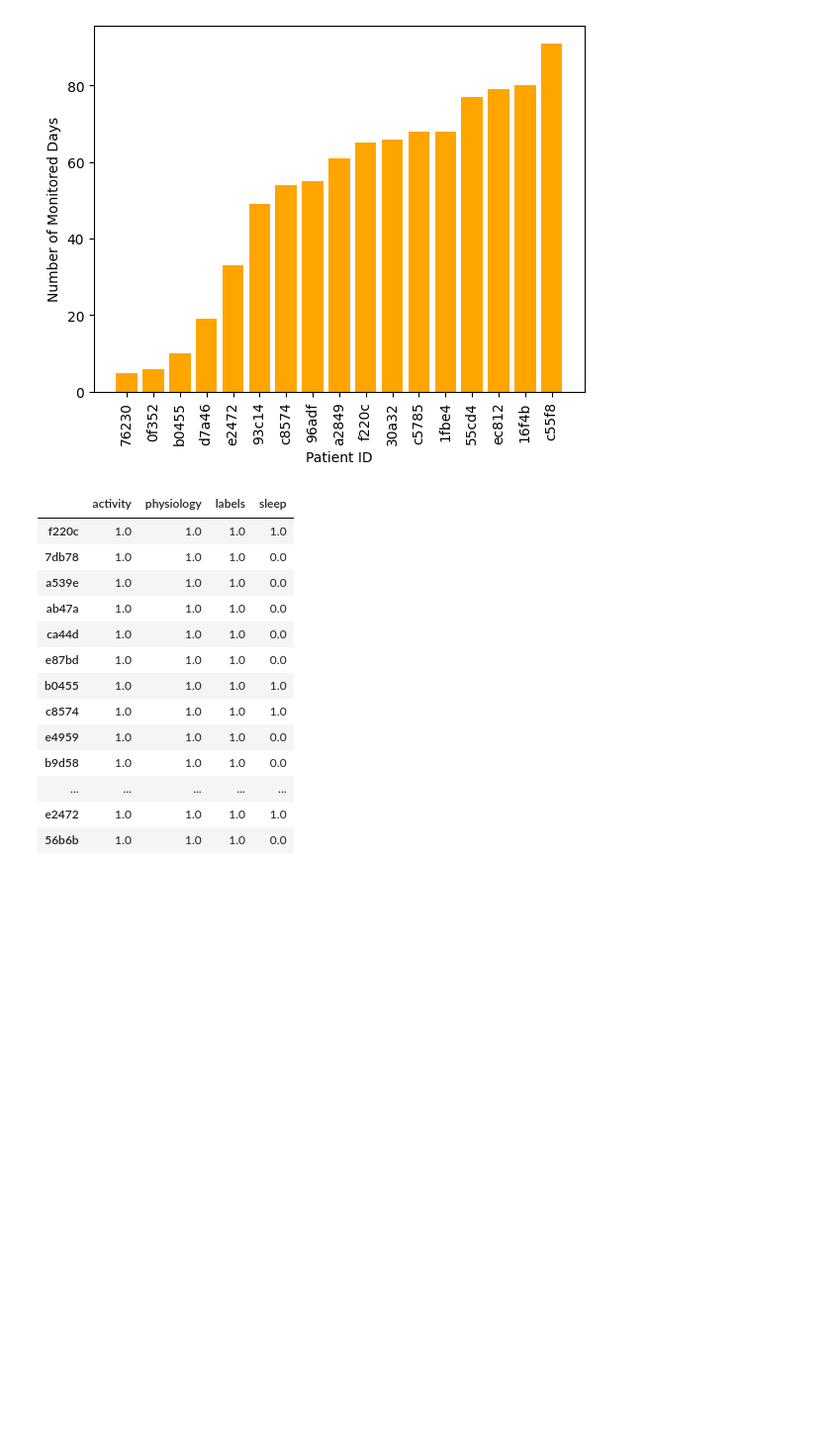
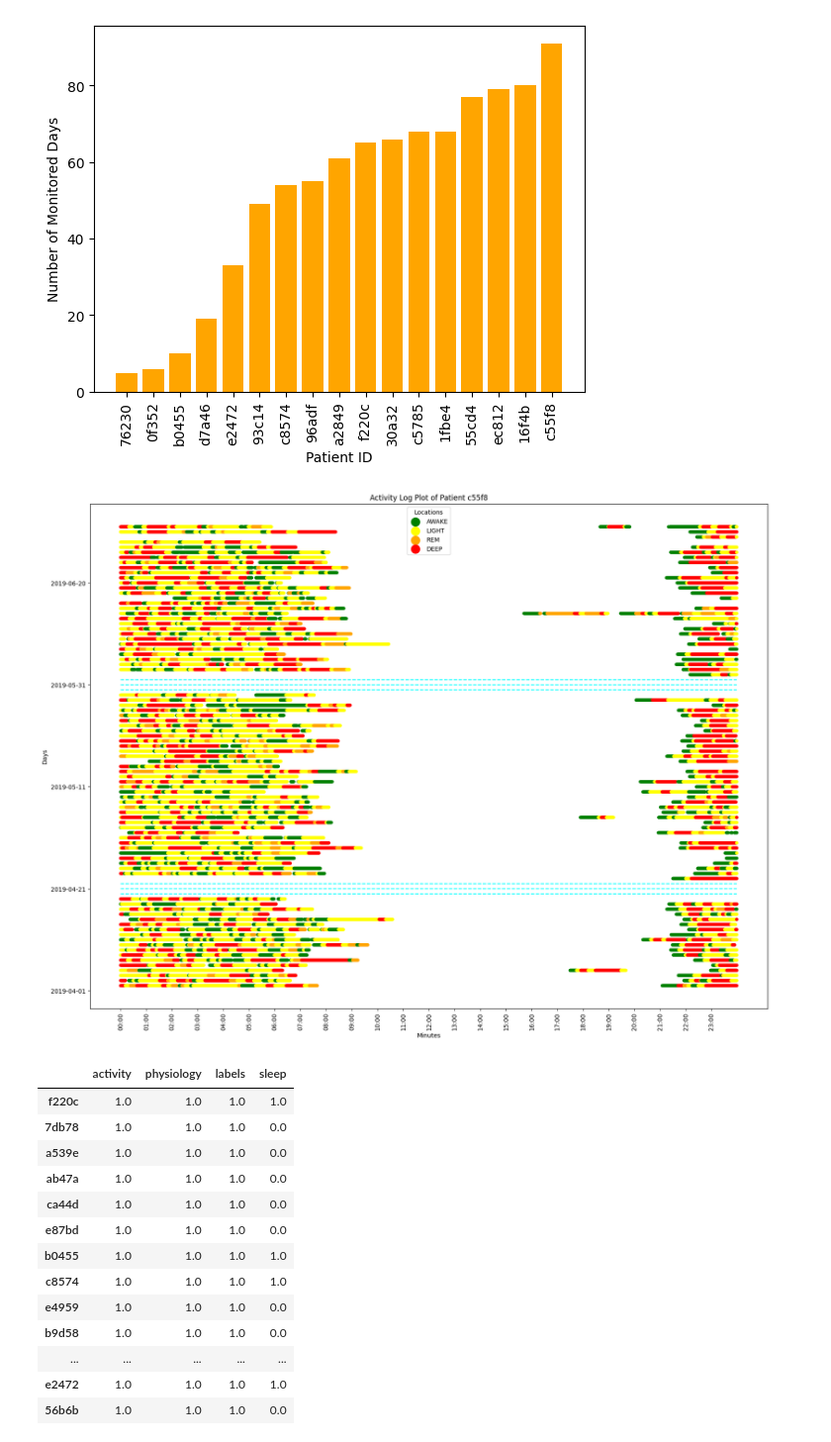
Before and after one commit to gkianfar/S4, a Jupyter notebook: TIHM_data_visualisation.ipynb, the cells around one changed output. Shown at 99% size. Drawn from its saved outputs; the diff is of its cells as text; code cells hidden in the pictures; blank space fills up the shorter version.

```diff
--- a/TIHM_data_visualisation.ipynb
+++ b/TIHM_data_visualisation.ipynb
@@ -187,6 +468,98 @@ fig.savefig(f'{SAVE_PATH}/sleep_date_monitor.png')
 [figure]
 [figure]
 [figure]
+# %%
+### SLEEP
+def find_missing_dates(timestamp_list):
+    # Convert list to pandas DatetimeIndex
+    date_index = pd.to_datetime(timestamp_list)
+
+    # Get the range of dates from the first to the last date
+    all_dates = pd.date_range(start=date_index.min(), end=date_index.max())
+
+    # Find missing dates
+    missing_dates = all_dates.difference(date_index)
+
+    missing_dates = [d.date() for d in missing_dates]
+    all_dates = [d.date() for d in all_dates]
+
+    return missing_dates, all_dates
+
+
+f = 'Sleep.csv'
+fpth = os.path.join(DPATH,f)
+df = pd.read_csv(fpth)
+for col in df.columns:
+    df[col] = correct_col_type(df,col)
+if 'date' in df.columns:
+    df = df.rename(columns={'date':'timestamp'})
+sleep_df = gen_date_col(df,tcol='timestamp')
+date_min = sleep_df.date.min()
+date_max = sleep_df.date.max()
+date_period_length = sleep_df.date.nunique()
+freq = 20
+date_labels = pd.date_range(start=date_min, end=date_max, freq=f'{freq}D').strftime('%Y-%m-%d')
+
+#print(df[670:680])
+
+sleep_patients = np.unique(sleep_df['patient_id'])
+
+pid = 'c55f8'
+day_window = 100  # the window of days
+df_id = sleep_df.loc[sleep_df['patient_id'] == pid].copy()
+date_id = np.unique(df_id['date'])
+
+missing_days, all_dates = find_missing_dates(date_id)
+
+# Mapping dictionary
+color_mapping = {
+    'AWAKE': 'green',
+    'LIGHT': 'yellow',
+    'REM': 'orange',
+    'DEEP': 'red'
+}
+
+# Create a list of time strings in the format HH:MM from 00:00 to 23:59 with a frequency of 1 minute
+time_strings = [f"{i:02}:{j:02}" for i in range(24) for j in range(60)]
+
+# Plotting
+plt.figure(figsize=(20, 15))  # Increased the figure size for larger plot area
+for day in range(min(len(all_dates), day_window)):
+    if all_dates[day] in missing_days:
+        plt.plot(range(len(time_strings)), [day + 1] * len(time_strings), color='cyan', linestyle='--')
+    else:
+        state_id = df_id[df_id['date'] == all_dates[day]]['state'].tolist()
+        timestamp_id = df_id[df_id['date'] == all_dates[day]]['timestamp'].tolist()
+
+        # Convert the smaller list of Timestamps to "hour:min" format
+        small_time_strings = [ts.strftime("%H:%M") for ts in timestamp_id]
+
+        # Find the indices of the elements of the smaller list in the larger list
+        indices = [time_strings.index(time) for time in small_time_strings if time in time_strings]
+
+        # Changing the elements in list A according to the mapping
+        color_map = [color_mapping[stat] for stat in state_id]
+
+        # Create the scatter plot with larger points
+        plt.scatter(indices, [day + 1] * len(color_map), color=color_map, s=20)  # Increased marker size
+
+# Add legends
+for loc, color in color_mapping.items():
+    plt.scatter([], [], color=color, label=loc, s=200)
+
+# Plot formatting
+hours = [f"{i//60:02}:{i%60:02}" for i in range(0, len(time_strings), 60)]
+plt.xticks(range(0, len(time_strings), 60), hours, rotation=90)  # Set x-ticks to show every hour
+plt.yticks(range(0, date_period_length, freq), date_labels)  # Set x-ticks to show every hour
+plt.xlabel('Minutes')
+plt.ylabel('Days')
+plt.title(f'Activity Log Plot of Patient {pid}')
+plt.legend(title='Locations', loc='upper center')  # Adjust legend position
+#plt.tight_layout()
+
+plt.show()
+# %% [output]
+[figure, added]
 # %%
 patients_activity = data_dict['Activity'].patient_id.unique()
 patients_physiology = data_dict['Physiology'].patient_id.unique()
```
Also changed, not shown: parts of 26 cells of this notebook.
